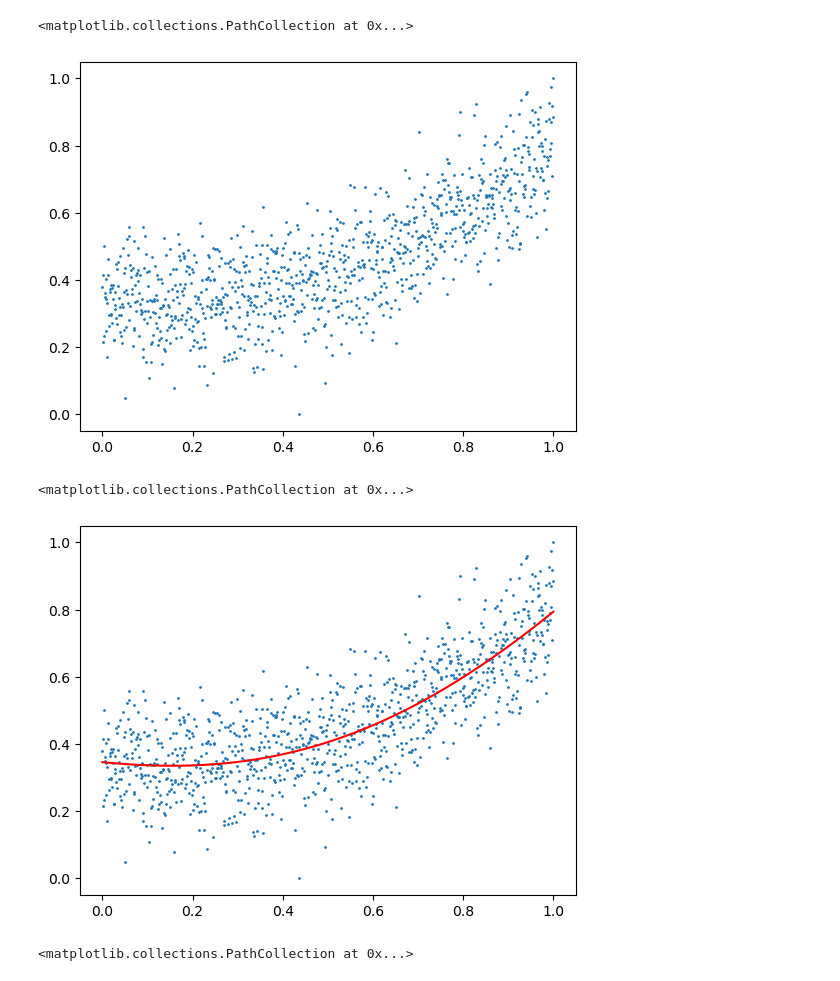
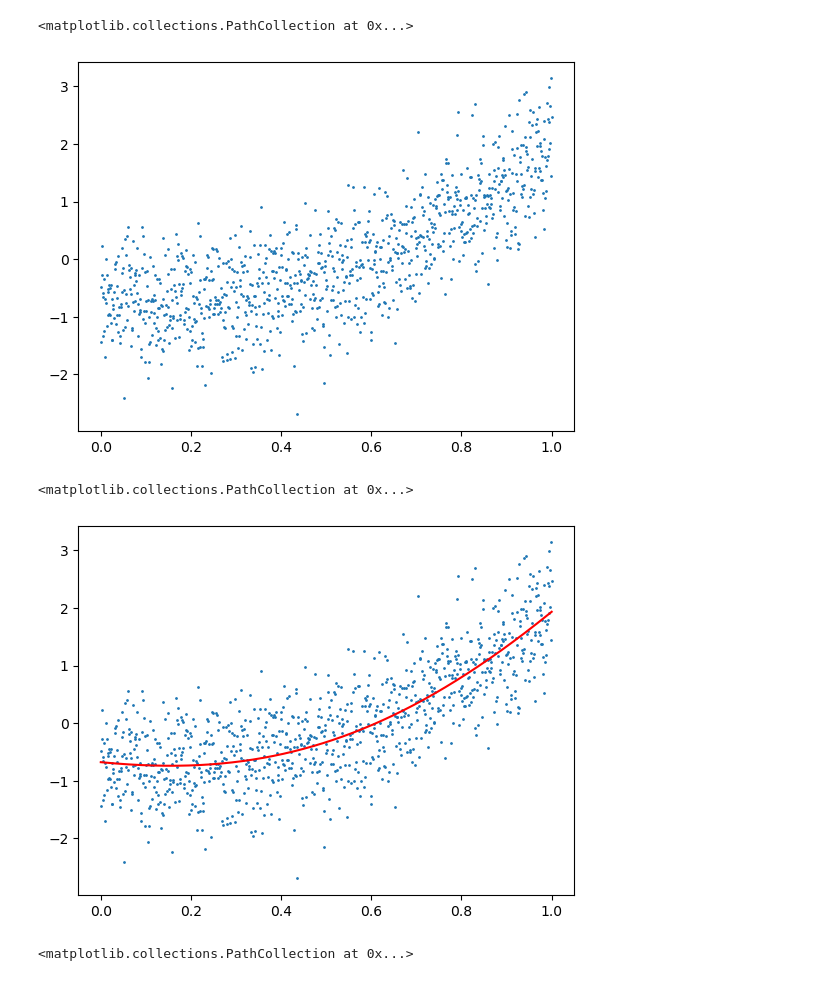
Before and after one commit to cwcurtis/MATH-596-Mathematical-Data-Science, a Jupyter notebook: Lecture_Notes/LASSO_Cross_Validation_Tests.ipynb, the cells around one changed output. Saved outputs shown, nothing was run; the diff lists cells and outputs as text; code cells hidden in the pictures.

```diff
--- a/Lecture_Notes/LASSO_Cross_Validation_Tests.ipynb
+++ b/Lecture_Notes/LASSO_Cross_Validation_Tests.ipynb
@@ -73,14 +51,16 @@ plt.scatter(xvals1, yvals1, s=1.)
 # %%
 # rescale data
 xmax = np.max(xvals1)
-ymax = np.max(yvals1)
-ymin = np.min(yvals1)
+ymean = np.mean(yvals1)
+ystd = np.std(yvals1)
+
 xvalsrsc = xvals1/xmax
-yvalsrsc = (yvals1-ymin)/(ymax-ymin)
+yvalsrsc = (yvals1-ymean)/ystd
+
 plt.scatter(xvalsrsc, yvalsrsc, s=1.)
 # %% [output]
 <matplotlib.collections.PathCollection at 0x...>
-[figure, old version]
+[figure, new version]
 # %%
 pval = 4
 xp = xp_mat_maker(xvalsrsc, pval)
@@ -90,5 +70,5 @@ plt.plot(xvalsrsc, yfit, color='r')
 plt.scatter(xvalsrsc, yvalsrsc, s=1.)
 # %% [output]
 <matplotlib.collections.PathCollection at 0x...>
-[figure, old version]
+[figure, new version]
 # %%
```
Also changed, not shown: parts of 7 cells of this notebook, 2 other files.
